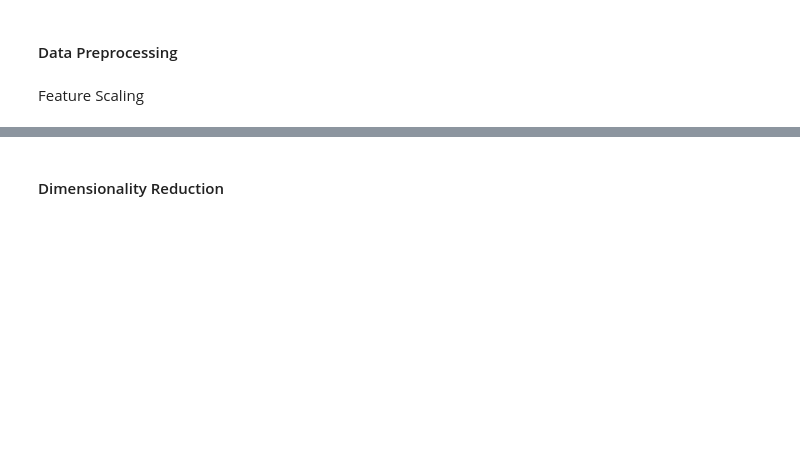
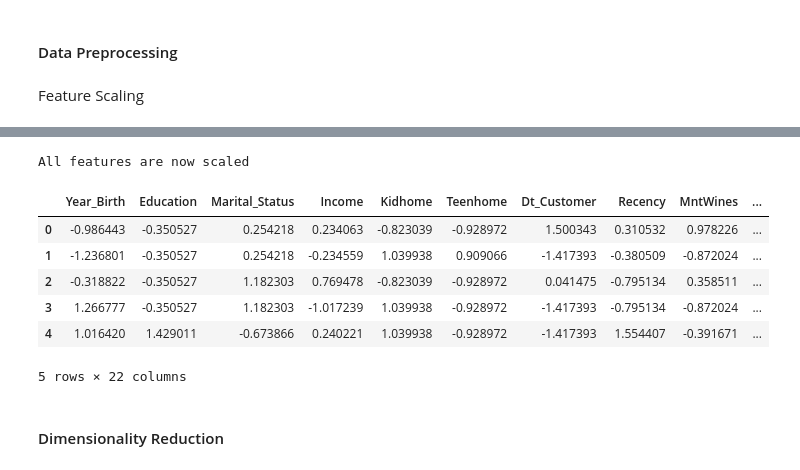
Before and after one commit to Prithvi2310/Customer-Segmentation, a Jupyter notebook: ipynb files/feature-engineering.ipynb, the cells around one changed output, grey strips where cells are left out. Cells and saved outputs as stored; diff of their text form; code cells hidden in the pictures; blank space fills up the shorter version.

```diff
--- a/ipynb files/feature-engineering.ipynb
+++ b/ipynb files/feature-engineering.ipynb
@@ -94,3 +64,25 @@ pd.DataFrame(X_train).head()
+# %%
+#Creating a copy of data
+ds = data.copy()
+# creating a subset of dataframe by dropping the features on deals accepted and promotions
+cols_del = ['AcceptedCmp3', 'AcceptedCmp4', 'AcceptedCmp5', 'AcceptedCmp1','AcceptedCmp2', 'Complain', 'Response']
+ds = ds.drop(cols_del, axis=1)
+#Scaling
+scaler.fit(ds)
+scaled_ds = pd.DataFrame(scaler.transform(ds),columns= ds.columns )
+print("All features are now scaled")
+# %% [output]
+All features are now scaled
+# %%
+scaled_ds.head()
+# %% [output]
+|  | Year_Birth | Education | Marital_Status | Income | Kidhome | Teenhome | Dt_Customer | Recency | MntWines | ... |
+| 0 | -0.986443 | -0.350527 | 0.254218 | 0.234063 | -0.823039 | -0.928972 | 1.500343 | 0.310532 | 0.978226 | ... |
+| 1 | -1.236801 | -0.350527 | 0.254218 | -0.234559 | 1.039938 | 0.909066 | -1.417393 | -0.380509 | -0.872024 | ... |
+| 2 | -0.318822 | -0.350527 | 1.182303 | 0.769478 | -0.823039 | -0.928972 | 0.041475 | -0.795134 | 0.358511 | ... |
+| 3 | 1.266777 | -0.350527 | 1.182303 | -1.017239 | 1.039938 | -0.928972 | -1.417393 | -0.795134 | -0.872024 | ... |
+| 4 | 1.016420 | 1.429011 | -0.673866 | 0.240221 | 1.039938 | -0.928972 | -1.417393 | 1.554407 | -0.391671 | ... |
+5 rows × 22 columns
 # %% [markdown]
 #### Dimensionality Reduction
 # %%
```
Also changed, not shown: parts of 12 cells of this notebook.
